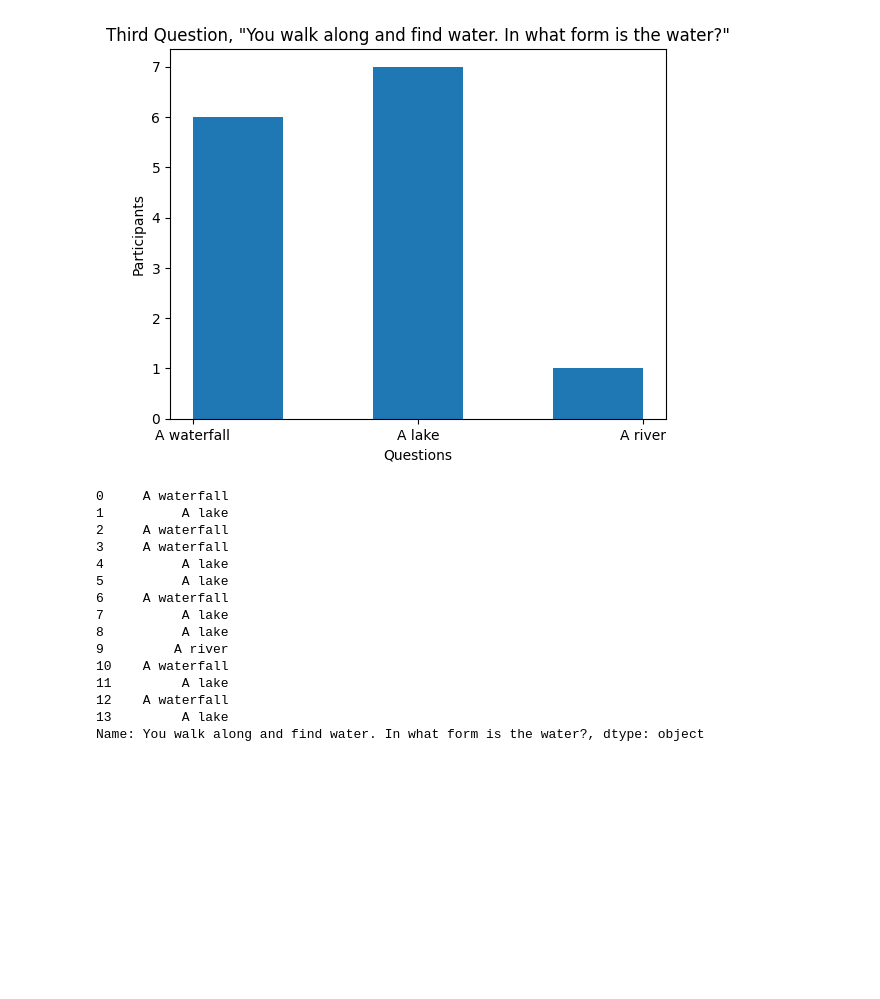
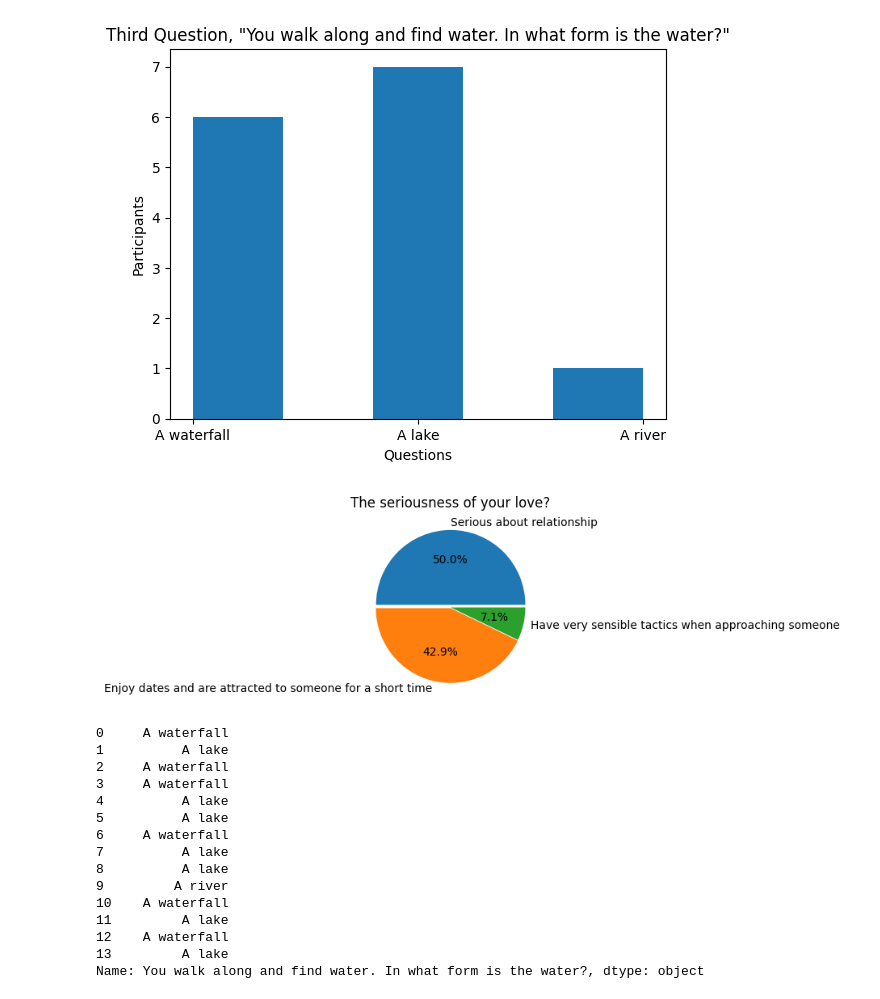
Before and after one commit to jyhun93/DataAmongUs_Yonghun_Jung, a Jupyter notebook: YongChart.ipynb, the cells around one changed output. Cells and saved outputs as stored; diff of their text form; code cells hidden in the pictures; blank space fills up the shorter version.

```diff
--- a/YongChart.ipynb
+++ b/YongChart.ipynb
@@ -243,6 +233,19 @@ plt.title('Third Question, "You walk along and find water. In what form is the w
 # %% [output]
 Text(0.5, 1.0, 'Third Question, "You walk along and find water. In what form is the water?"')
 [figure]
+# %%
+plt.figure(figsize=(3,3))
+
+labels = ["Serious about relationship", "Enjoy dates and are attracted to someone for a short time", "Have very sensible tactics when approaching someone"]
+values = [7, 6, 1]
+explode = [0.035, 0.01, 0]
+
+plt.pie(values, labels=labels, autopct="%.1f%%", explode=explode)
+plt.title('The seriousness of your love?')
+
+plt.show()
+# %% [output]
+[figure, added]
 # %%
 thirdQ
 # %% [output]
```
Also changed, not shown: parts of 9 cells of this notebook.
